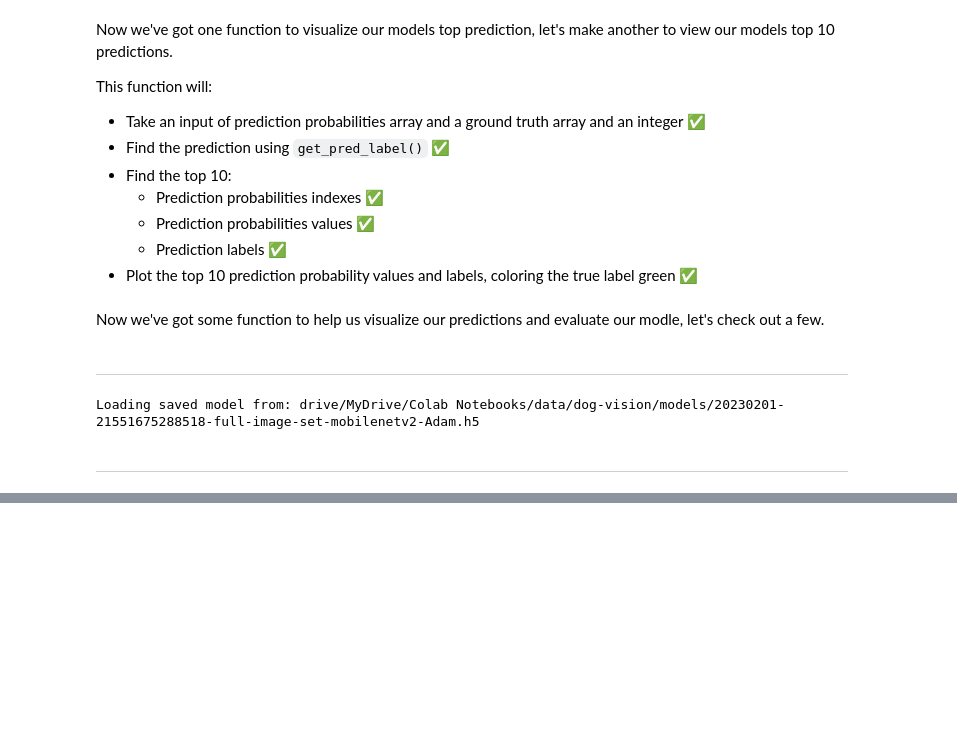
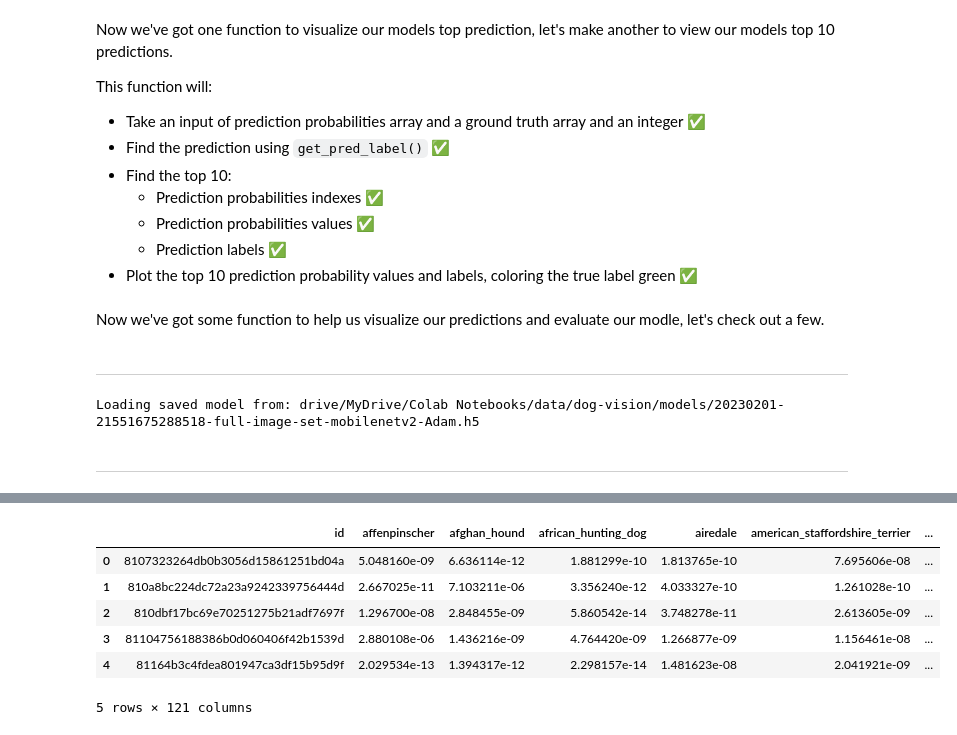
Before and after one commit to pcsmomo/data-science-ml-andrei, a Jupyter notebook: 14-prj-neural-networks-tensorflow/06-full-submit-kaggle.ipynb, the cells around one changed output, grey strips where cells are left out. Saved outputs shown, nothing was run; the diff lists cells and outputs as text; code cells hidden in the pictures; blank space fills up the shorter version.

```diff
--- a/14-prj-neural-networks-tensorflow/06-full-submit-kaggle.ipynb
+++ b/14-prj-neural-networks-tensorflow/06-full-submit-kaggle.ipynb
@@ -326,0 +361,12 @@ TEST_PATH = f"{DATA_PATH}/test/"
+# %%
+# Add the prediction probabilities to each dog breed column
+preds_df[list(unique_breeds)] = test_predictions
+preds_df.head()
+# %% [output]
+|  | id | affenpinscher | afghan_hound | african_hunting_dog | airedale | american_staffordshire_terrier | ... |
+| 0 | 8107323264db0b3056d15861251bd04a | 5.048160e-09 | 6.636114e-12 | 1.881299e-10 | 1.813765e-10 | 7.695606e-08 | ... |
+| 1 | 810a8bc224dc72a23a9242339756444d | 2.667025e-11 | 7.103211e-06 | 3.356240e-12 | 4.033327e-10 | 1.261028e-10 | ... |
+| 2 | 810dbf17bc69e70251275b21adf7697f | 1.296700e-08 | 2.848455e-09 | 5.860542e-14 | 3.748278e-11 | 2.613605e-09 | ... |
+| 3 | 81104756188386b0d060406f42b1539d | 2.880108e-06 | 1.436216e-09 | 4.764420e-09 | 1.266877e-09 | 1.156461e-08 | ... |
+| 4 | 81164b3c4fdea801947ca3df15b95d9f | 2.029534e-13 | 1.394317e-12 | 2.298157e-14 | 1.481623e-08 | 2.041921e-09 | ... |
+5 rows × 121 columns
```
Also changed, not shown: parts of 6 cells of this notebook, 1 other file.
